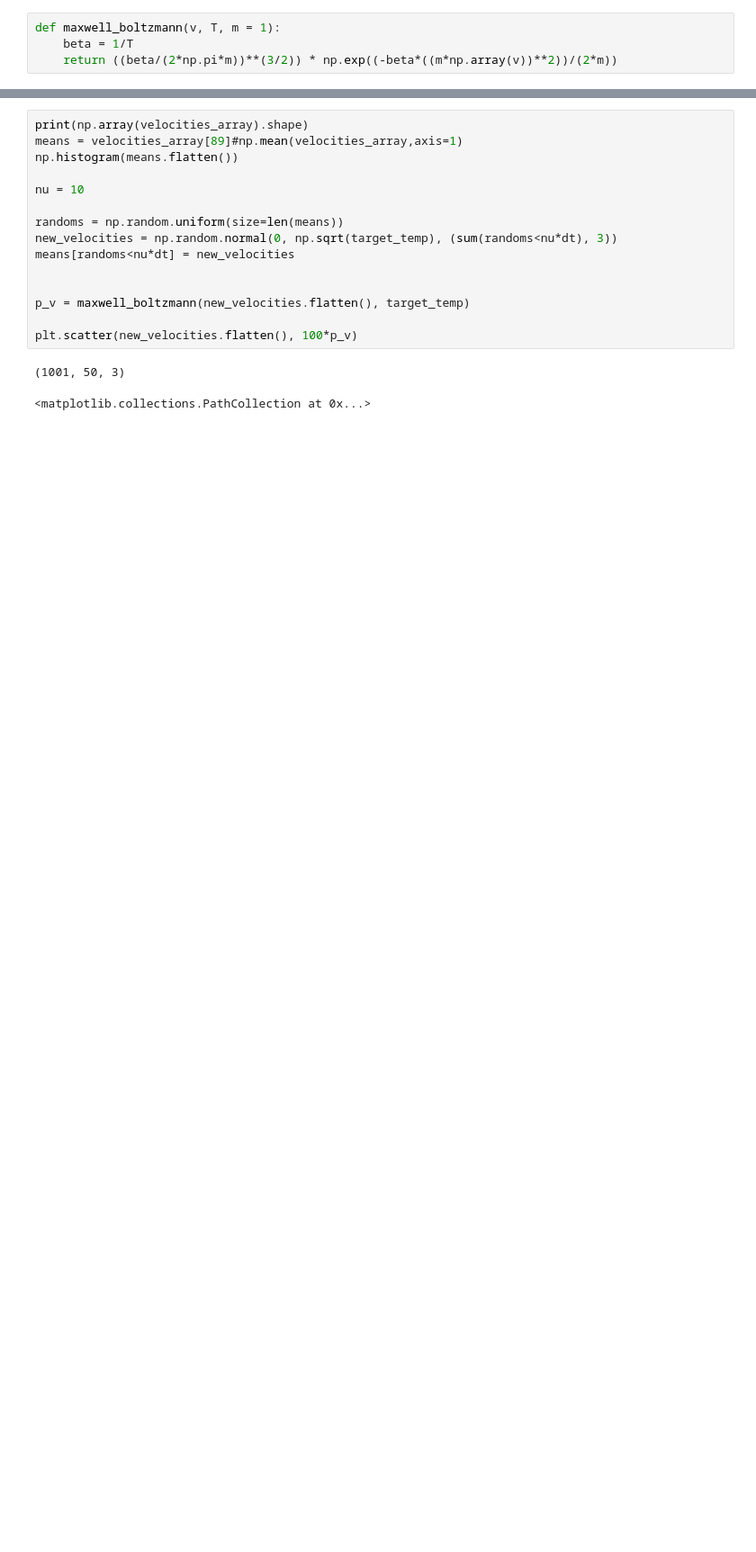
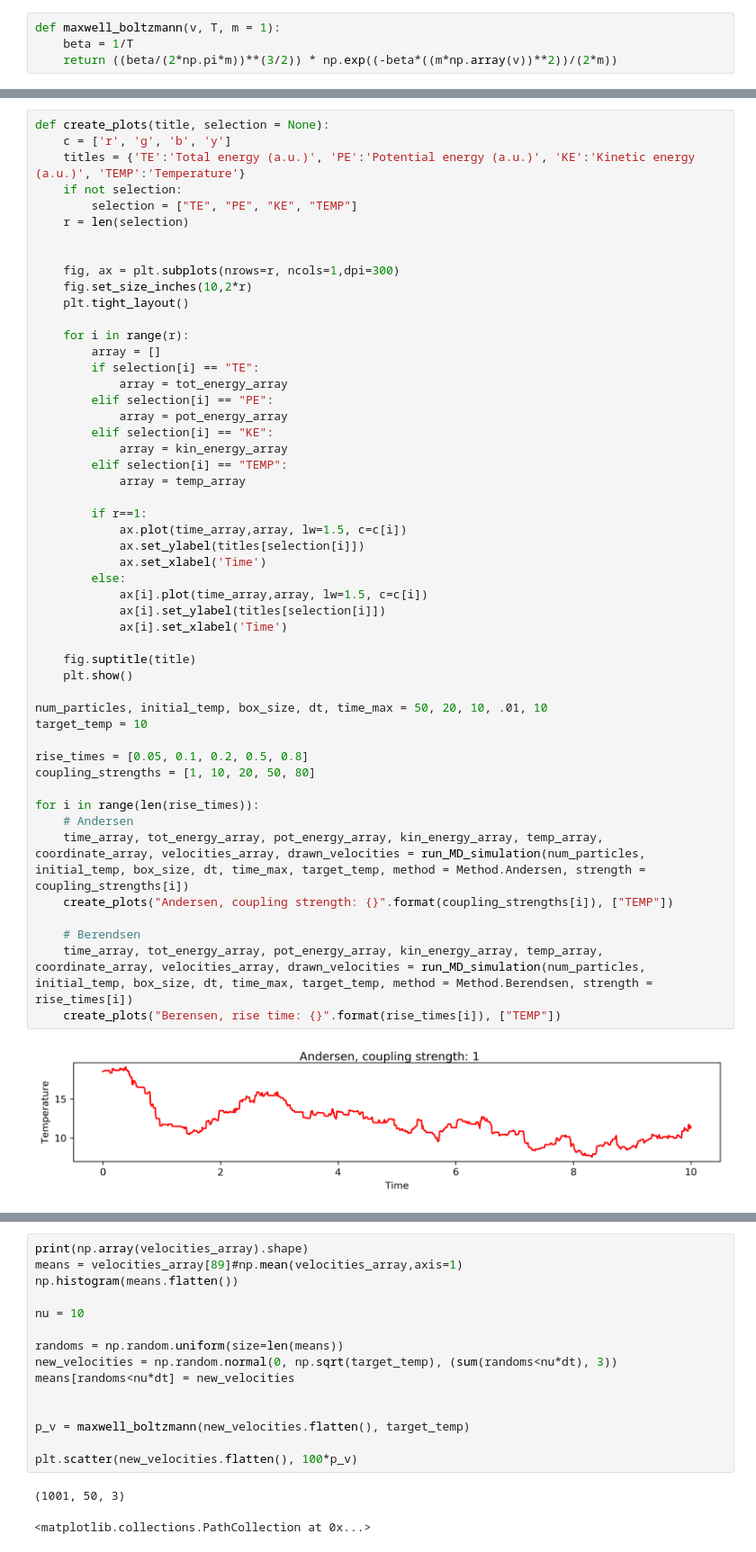
Before and after one commit to hottens/computational_physics, a Jupyter notebook: Tutorials/Thermostatting in Molecular Dynamics.ipynb, the cells around one changed output, grey strips where cells are left out. Shown at 90% size. Saved outputs shown, nothing was run; the diff lists cells and outputs as text; blank space fills up the shorter version.

```diff
--- a/Tutorials/Thermostatting in Molecular Dynamics.ipynb
+++ b/Tutorials/Thermostatting in Molecular Dynamics.ipynb
@@ -542,0 +503,52 @@ Mean temperature: 10.780221048847777
+# %%
+def create_plots(title, selection = None):
+    c = ['r', 'g', 'b', 'y']
+    titles = {'TE':'Total energy (a.u.)', 'PE':'Potential energy (a.u.)', 'KE':'Kinetic energy (a.u.)', 'TEMP':'Temperature'}
+    if not selection:
+        selection = ["TE", "PE", "KE", "TEMP"]
+    r = len(selection)
+
+
+    fig, ax = plt.subplots(nrows=r, ncols=1,dpi=300)
+    fig.set_size_inches(10,2*r)
+    plt.tight_layout()
+
+    for i in range(r):
+        array = []
+        if selection[i] == "TE":
+            array = tot_energy_array
+        elif selection[i] == "PE":
+            array = pot_energy_array
+        elif selection[i] == "KE":
+            array = kin_energy_array
+        elif selection[i] == "TEMP":
+            array = temp_array
+
+        if r==1:
+            ax.plot(time_array,array, lw=1.5, c=c[i])
+            ax.set_ylabel(titles[selection[i]])
+            ax.set_xlabel('Time')
+        else:
+            ax[i].plot(time_array,array, lw=1.5, c=c[i])
+            ax[i].set_ylabel(titles[selection[i]])
+            ax[i].set_xlabel('Time')
+
+    fig.suptitle(title)
+    plt.show()
+
+num_particles, initial_temp, box_size, dt, time_max = 50, 20, 10, .01, 10
+target_temp = 10
+
+rise_times = [0.05, 0.1, 0.2, 0.5, 0.8]
+coupling_strengths = [1, 10, 20, 50, 80]
+
+for i in range(len(rise_times)):
+    # Andersen
+    time_array, tot_energy_array, pot_energy_array, kin_energy_array, temp_array, coordinate_array, velocities_array, drawn_velocities = run_MD_simulation(num_particles, initial_temp, box_size, dt, time_max, target_temp, method = Method.Andersen, strength = coupling_strengths[i])
+    create_plots("Andersen, coupling strength: {}".format(coupling_strengths[i]), ["TEMP"])
+
+    # Berendsen
+    time_array, tot_energy_array, pot_energy_array, kin_energy_array, temp_array, coordinate_array, velocities_array, drawn_velocities = run_MD_simulation(num_particles, initial_temp, box_size, dt, time_max, target_temp, method = Method.Berendsen, strength = rise_times[i])
+    create_plots("Berensen, rise time: {}".format(rise_times[i]), ["TEMP"])
+# %% [output]
+[figure, added]
```
Also changed, not shown: parts of 6 cells of this notebook, 18 other files.
